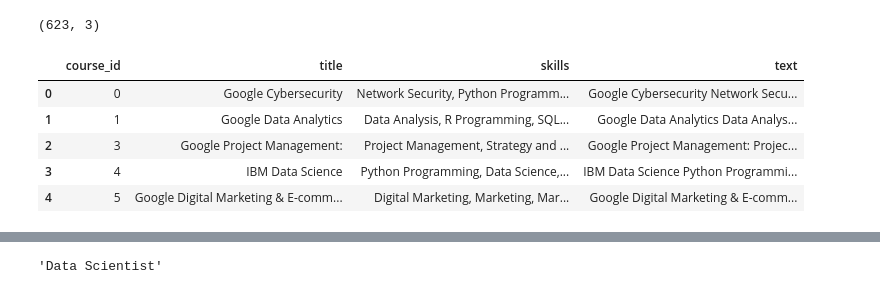
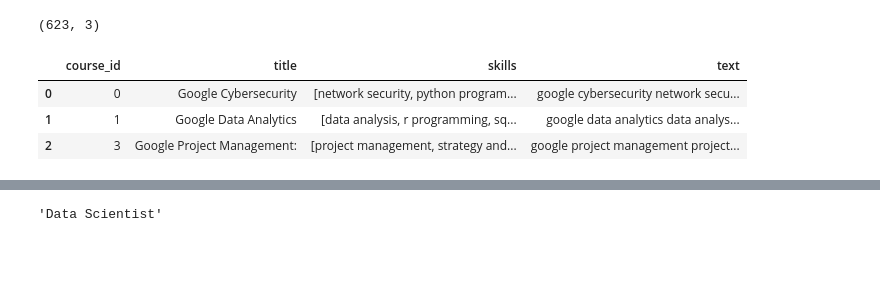
Before and after one commit to Chandrani45/AI-COURSE-RECOMMENDER-PROJECT-WORK-, a Jupyter notebook: Chandrani_Sengupta_project.ipynb, the cells around one changed output, grey strips where cells are left out. Drawn from its saved outputs; the diff is of its cells as text; code cells hidden in the pictures; blank space fills up the shorter version.

```diff
--- a/Chandrani_Sengupta_project.ipynb
+++ b/Chandrani_Sengupta_project.ipynb
@@ -161,18 +169,31 @@ course.head()
 course.shape
 # %% [output]
 (623, 3)
-# %%
-course['text']=course['title']+course['skills']
-# %%
-course.head()
-# %% [output]
-|  | course_id | title | skills | text |
-| 0 | 0 | Google Cybersecurity | Network Security, Python Programm... | Google Cybersecurity Network Secu... |
-| 1 | 1 | Google Data Analytics | Data Analysis, R Programming, SQL... | Google Data Analytics Data Analys... |
-| 2 | 3 | Google Project Management: | Project Management, Strategy and ... | Google Project Management: Projec... |
-| 3 | 4 | IBM Data Science | Python Programming, Data Science,... | IBM Data Science Python Programmi... |
-| 4 | 5 | Google Digital Marketing & E-comm... | Digital Marketing, Marketing, Mar... | Google Digital Marketing & E-comm... |
-# %%
-course['text']=course['text'].str.lower()
+# %%
+#cleaning the skills dataset
+import re
+def clean(text):
+  return re.sub(r'[^a-z0-9]','',text.str.lower())
+  return re.sub(r'\s+',"",text).strip()
+# %%
+import re
+
+def clean(s):
+    s = re.sub(r"[^a-z0-9 ]", " ", str(s).lower())
+    return re.sub(r"\s+", " ", s).strip()
+
+# build the search text from Title + Skills  (note the " " between them)
+course['text'] = (course['title'] + " " + course['skills']).apply(clean)
+
+# keep a clean LIST of skills — M6 needs this
+course['skills'] = course['skills'].fillna("").apply(
+    lambda s: [x.strip().lower() for x in str(s).split(",") if x.strip()])
+
+course[['course_id', 'title', 'skills', 'text']].head(3)
+# %% [output]
+|  | course_id | title | skills | text |
+| 0 | 0 | Google Cybersecurity | [network security, python program... | google cybersecurity network secu... |
+| 1 | 1 | Google Data Analytics | [data analysis, r programming, sq... | google data analytics data analys... |
+| 2 | 3 | Google Project Management: | [project management, strategy and... | google project management project... |
 # %%
 course.head()
```
Also changed, not shown: parts of 16 cells of this notebook.
